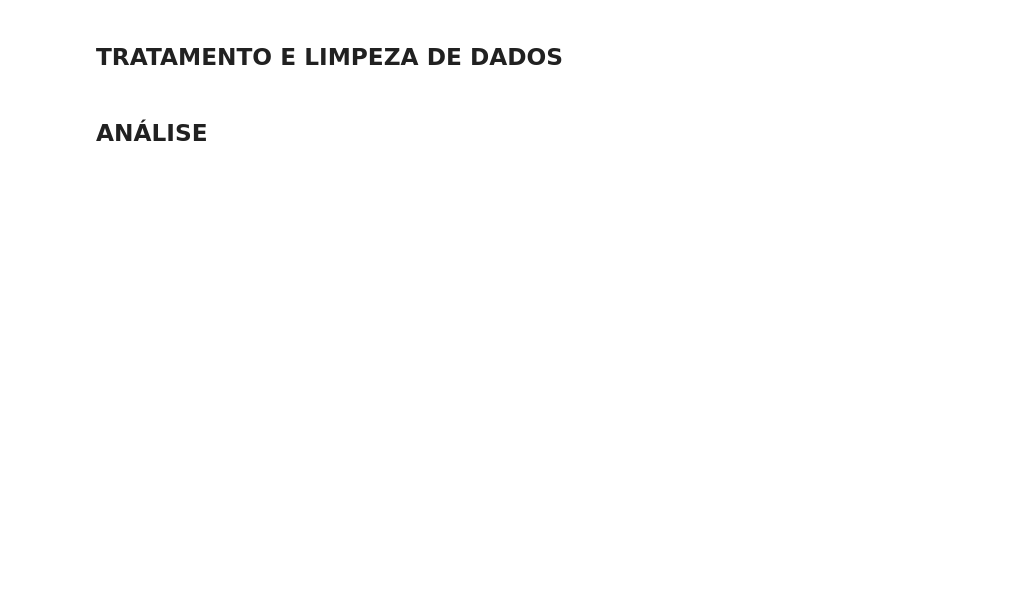
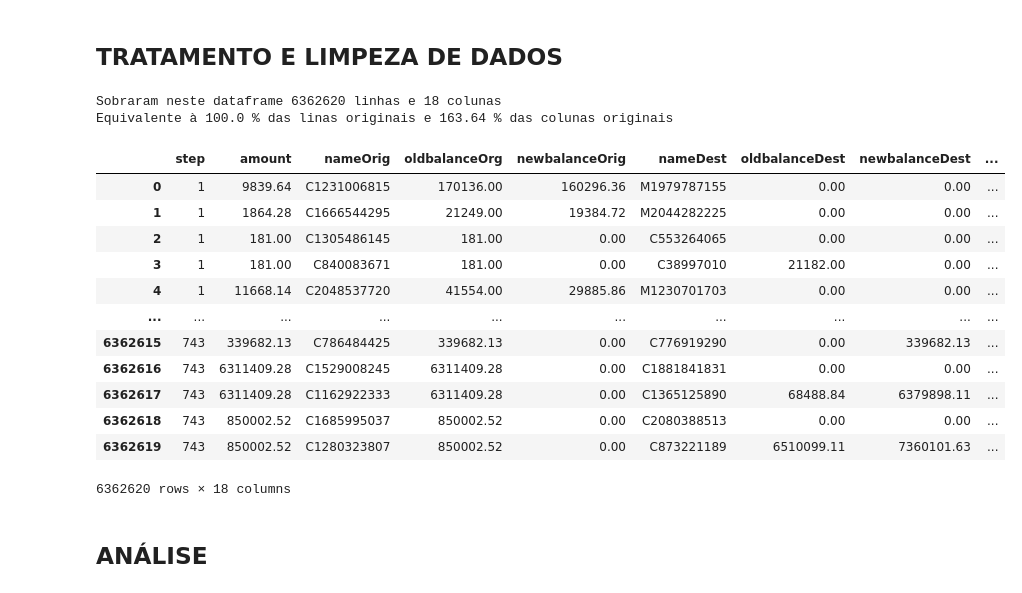
Before and after one commit to lucammarini/ML_Analysis_-_Online_Fraud_Detector, a Jupyter notebook: OnlineShoppingFraudDetector.ipynb, the cells around one changed output. Drawn from its saved outputs; the diff is of its cells as text; code cells hidden in the pictures; blank space fills up the shorter version.

```diff
--- a/OnlineShoppingFraudDetector.ipynb
+++ b/OnlineShoppingFraudDetector.ipynb
@@ -80,4 +79,44 @@ Esse dataframe tem 6362620 linhas e 11 colunas
 # %% [markdown]
 ## TRATAMENTO E LIMPEZA DE DADOS
+# %%
+df_clean = df.dropna()
+
+# One Hot Encoding e mapping para substituir string por número (necessário para ML)
+df_clean['type_copy'] = df_clean['type']
+df_clean = pd.get_dummies(df_clean, columns=['type'])
+df_clean = df_clean.rename(columns={"type_copy": "type"})
+
+# mapping
+df_clean["type_num"] = df_clean["type"].map({"CASH_OUT": 1,
+                                       "PAYMENT": 2,
+                                        "CASH_IN": 3,
+                                        "TRANSFER": 4,
+                                        "DEBIT": 5})
+
+df_clean["isFraud_num"] = df_clean["isFraud"].map({0: "No Fraud", 1: "Fraud"})
+
+# Indicador de quanto removeu dos dados
+print(f"""
+Sobraram neste dataframe {len(df_clean)} linhas e {len(df_clean.columns)} colunas
+Equivalente à {round(100*(len(df_clean)/len(df)),2)} % das linas originais e {round(100*(len(df_clean.columns)/len(df.columns)),2)} % das colunas originais
+""")
+
+display(df_clean)
+# %% [output]
+Sobraram neste dataframe 6362620 linhas e 18 colunas
+Equivalente à 100.0 % das linas originais e 163.64 % das colunas originais
+|  | step | amount | nameOrig | oldbalanceOrg | newbalanceOrig | nameDest | oldbalanceDest | newbalanceDest | ... |
+| 0 | 1 | 9839.64 | C1231006815 | 170136.00 | 160296.36 | M1979787155 | 0.00 | 0.00 | ... |
+| 1 | 1 | 1864.28 | C1666544295 | 21249.00 | 19384.72 | M2044282225 | 0.00 | 0.00 | ... |
+| 2 | 1 | 181.00 | C1305486145 | 181.00 | 0.00 | C553264065 | 0.00 | 0.00 | ... |
+| 3 | 1 | 181.00 | C840083671 | 181.00 | 0.00 | C38997010 | 21182.00 | 0.00 | ... |
+| 4 | 1 | 11668.14 | C2048537720 | 41554.00 | 29885.86 | M1230701703 | 0.00 | 0.00 | ... |
+| ... | ... | ... | ... | ... | ... | ... | ... | ... | ... |
+| 6362615 | 743 | 339682.13 | C786484425 | 339682.13 | 0.00 | C776919290 | 0.00 | 339682.13 | ... |
+| 6362616 | 743 | 6311409.28 | C1529008245 | 6311409.28 | 0.00 | C1881841831 | 0.00 | 0.00 | ... |
+| 6362617 | 743 | 6311409.28 | C1162922333 | 6311409.28 | 0.00 | C1365125890 | 68488.84 | 6379898.11 | ... |
+| 6362618 | 743 | 850002.52 | C1685995037 | 850002.52 | 0.00 | C2080388513 | 0.00 | 0.00 | ... |
+| 6362619 | 743 | 850002.52 | C1280323807 | 850002.52 | 0.00 | C873221189 | 6510099.11 | 7360101.63 | ... |
+6362620 rows × 18 columns
 # %% [markdown]
 ## ANÁLISE
```
Also changed, not shown: parts of 16 cells of this notebook.
